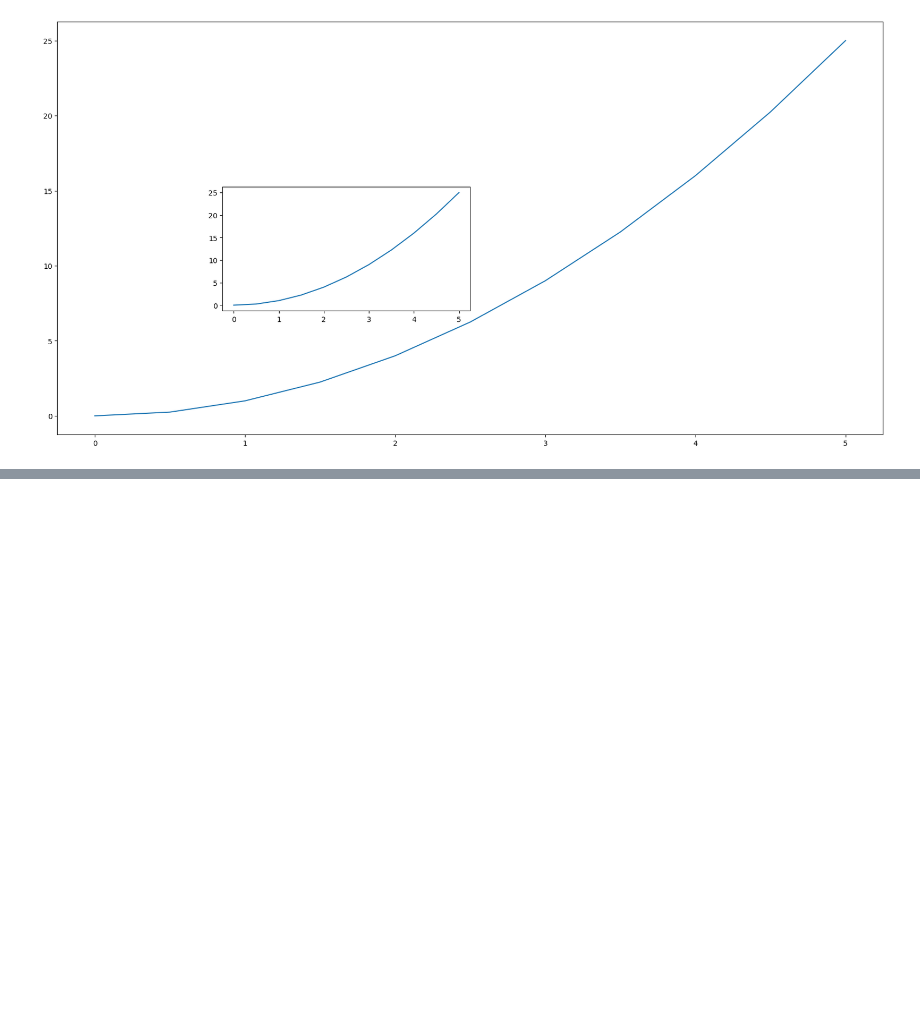
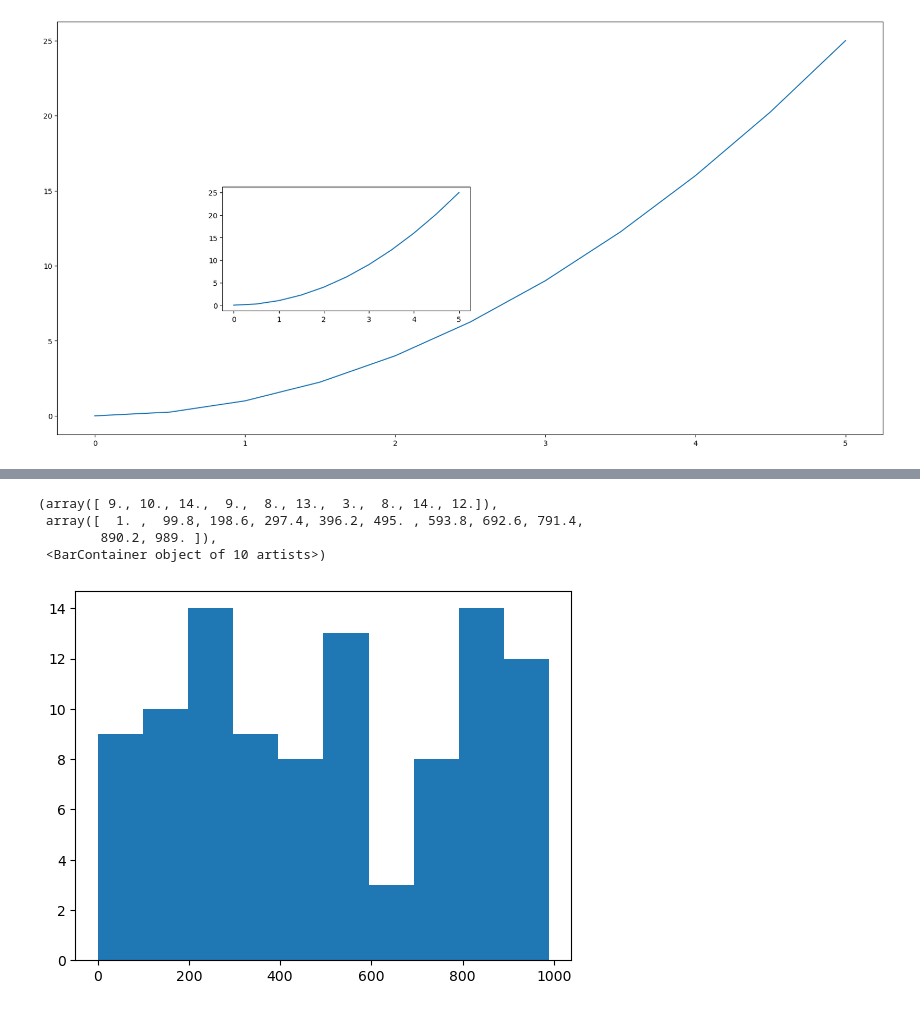
Before and after one commit to surajrawat11/DataScience, a Jupyter notebook: Data_Analysis/Data_Visualization/Matplotlib.ipynb, the cells around one changed output, grey strips where cells are left out. Cells and saved outputs as stored; diff of their text form; code cells hidden in the pictures; blank space fills up the shorter version.

```diff
--- a/Data_Analysis/Data_Visualization/Matplotlib.ipynb
+++ b/Data_Analysis/Data_Visualization/Matplotlib.ipynb
@@ -66,0 +79,10 @@ Types of Plot
+# %%
+from random import sample
+data = sample(range(1,1000),100)
+plt.hist(data)
+# %% [output]
+(array([ 9., 10., 14.,  9.,  8., 13.,  3.,  8., 14., 12.]),
+ array([  1. ,  99.8, 198.6, 297.4, 396.2, 495. , 593.8, 692.6, 791.4,
+        890.2, 989. ]),
+ <BarContainer object of 10 artists>)
+[figure, added]
```
Also changed, not shown: parts of 14 cells of this notebook, 2 other files.
